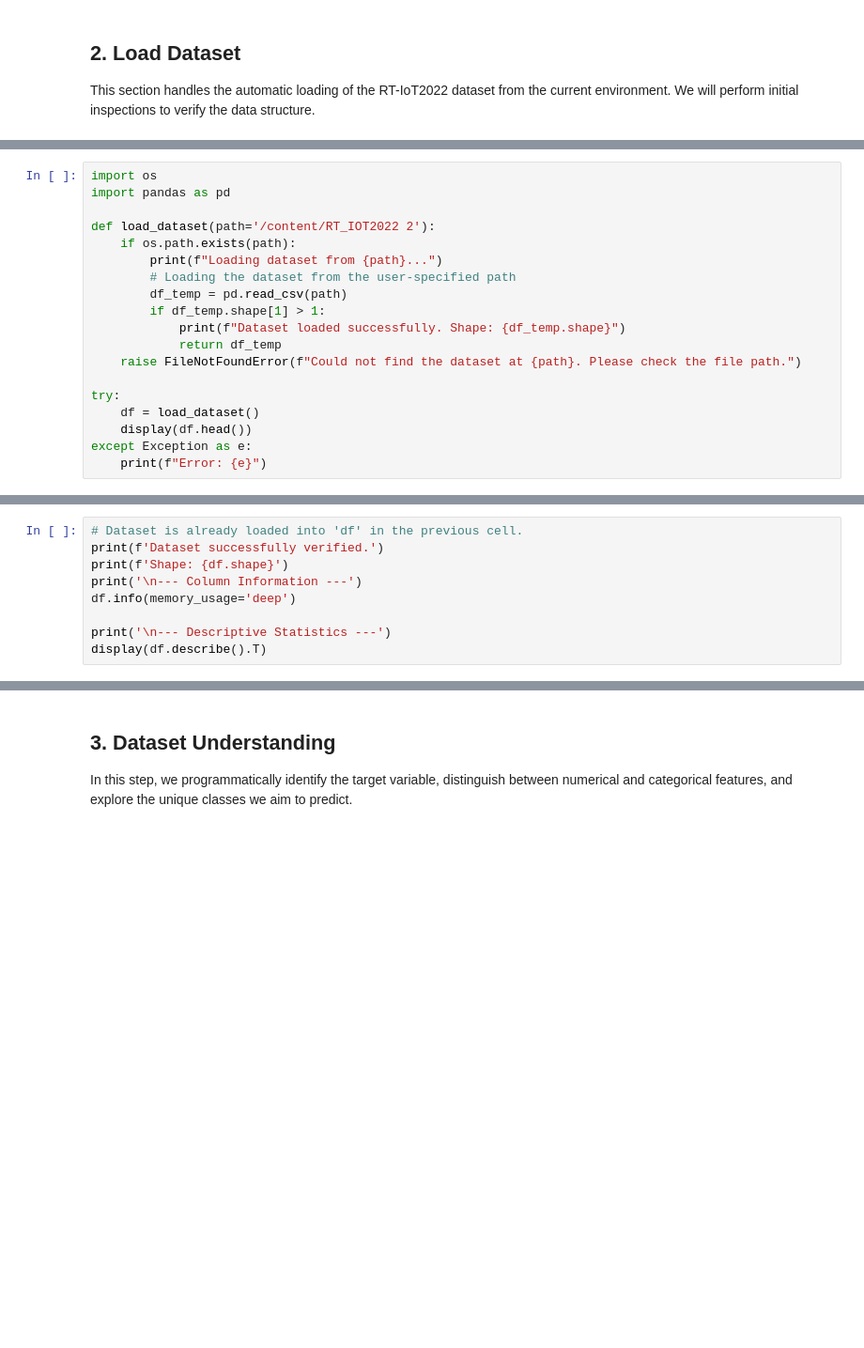
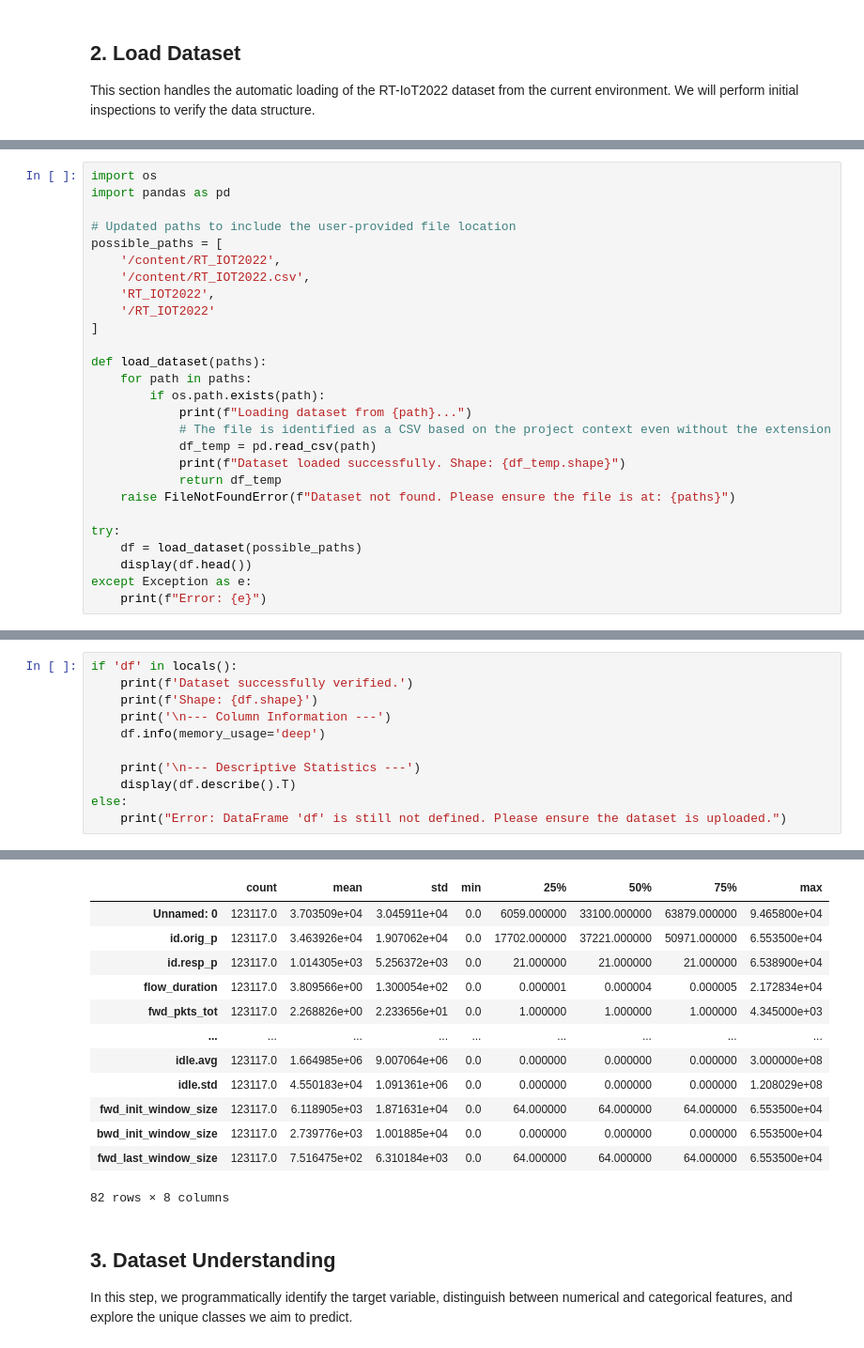
Before and after one commit to bappy-3/Multi-Class-IoT-Attack-Detection, a Jupyter notebook: Multi_Class_IoT_Attack_Detection.ipynb, the cells around one changed output, grey strips where cells are left out. Shown at 94% size. Cells and saved outputs as stored; diff of their text form; blank space fills up the shorter version.

```diff
--- a/Multi_Class_IoT_Attack_Detection.ipynb
+++ b/Multi_Class_IoT_Attack_Detection.ipynb
@@ -76,18 +80,26 @@ except Exception as e:
 import os
 import pandas as pd
 
-def load_dataset(path='/content/RT_IOT2022 2'):
-    if os.path.exists(path):
-        print(f"Loading dataset from {path}...")
-        # Loading the dataset from the user-specified path
-        df_temp = pd.read_csv(path)
-        if df_temp.shape[1] > 1:
+# Updated paths to include the user-provided file location
+possible_paths = [
+    '/content/RT_IOT2022',
+    '/content/RT_IOT2022.csv',
+    'RT_IOT2022',
+    '/RT_IOT2022'
+]
+
+def load_dataset(paths):
+    for path in paths:
+        if os.path.exists(path):
+            print(f"Loading dataset from {path}...")
+            # The file is identified as a CSV based on the project context even without the extension
+            df_temp = pd.read_csv(path)
             print(f"Dataset loaded successfully. Shape: {df_temp.shape}")
             return df_temp
-    raise FileNotFoundError(f"Could not find the dataset at {path}. Please check the file path.")
+    raise FileNotFoundError(f"Dataset not found. Please ensure the file is at: {paths}")
 
 try:
-    df = load_dataset()
+    df = load_dataset(possible_paths)
     display(df.head())
 except Exception as e:
     print(f"Error: {e}")
@@ -94,9 +116,12 @@ except Exception as e:
 # %%
-# Dataset is already loaded into 'df' in the previous cell.
-print(f'Dataset successfully verified.')
-print(f'Shape: {df.shape}')
-print('\n--- Column Information ---')
-df.info(memory_usage='deep')
+if 'df' in locals():
+    print(f'Dataset successfully verified.')
+    print(f'Shape: {df.shape}')
+    print('\n--- Column Information ---')
+    df.info(memory_usage='deep')
 
-print('\n--- Descriptive Statistics ---')
-display(df.describe().T)
+    print('\n--- Descriptive Statistics ---')
+    display(df.describe().T)
+else:
+    print("Error: DataFrame 'df' is still not defined. Please ensure the dataset is uploaded.")
+# %% [output]
@@ -103,3 +145,16 @@ display(df.describe().T)
+|  | count | mean | std | min | 25% | 50% | 75% | max |
+| Unnamed: 0 | 123117.0 | 3.703509e+04 | 3.045911e+04 | 0.0 | 6059.000000 | 33100.000000 | 63879.000000 | 9.465800e+04 |
+| id.orig_p | 123117.0 | 3.463926e+04 | 1.907062e+04 | 0.0 | 17702.000000 | 37221.000000 | 50971.000000 | 6.553500e+04 |
+| id.resp_p | 123117.0 | 1.014305e+03 | 5.256372e+03 | 0.0 | 21.000000 | 21.000000 | 21.000000 | 6.538900e+04 |
+| flow_duration | 123117.0 | 3.809566e+00 | 1.300054e+02 | 0.0 | 0.000001 | 0.000004 | 0.000005 | 2.172834e+04 |
+| fwd_pkts_tot | 123117.0 | 2.268826e+00 | 2.233656e+01 | 0.0 | 1.000000 | 1.000000 | 1.000000 | 4.345000e+03 |
+| ... | ... | ... | ... | ... | ... | ... | ... | ... |
+| idle.avg | 123117.0 | 1.664985e+06 | 9.007064e+06 | 0.0 | 0.000000 | 0.000000 | 0.000000 | 3.000000e+08 |
+| idle.std | 123117.0 | 4.550183e+04 | 1.091361e+06 | 0.0 | 0.000000 | 0.000000 | 0.000000 | 1.208029e+08 |
+| fwd_init_window_size | 123117.0 | 6.118905e+03 | 1.871631e+04 | 0.0 | 64.000000 | 64.000000 | 64.000000 | 6.553500e+04 |
+| bwd_init_window_size | 123117.0 | 2.739776e+03 | 1.001885e+04 | 0.0 | 0.000000 | 0.000000 | 0.000000 | 6.553500e+04 |
+| fwd_last_window_size | 123117.0 | 7.516475e+02 | 6.310184e+03 | 0.0 | 64.000000 | 64.000000 | 64.000000 | 6.553500e+04 |
+82 rows × 8 columns
 # %% [markdown]
 ## 3. Dataset Understanding
 
```
Also changed, not shown: parts of 17 cells of this notebook.
